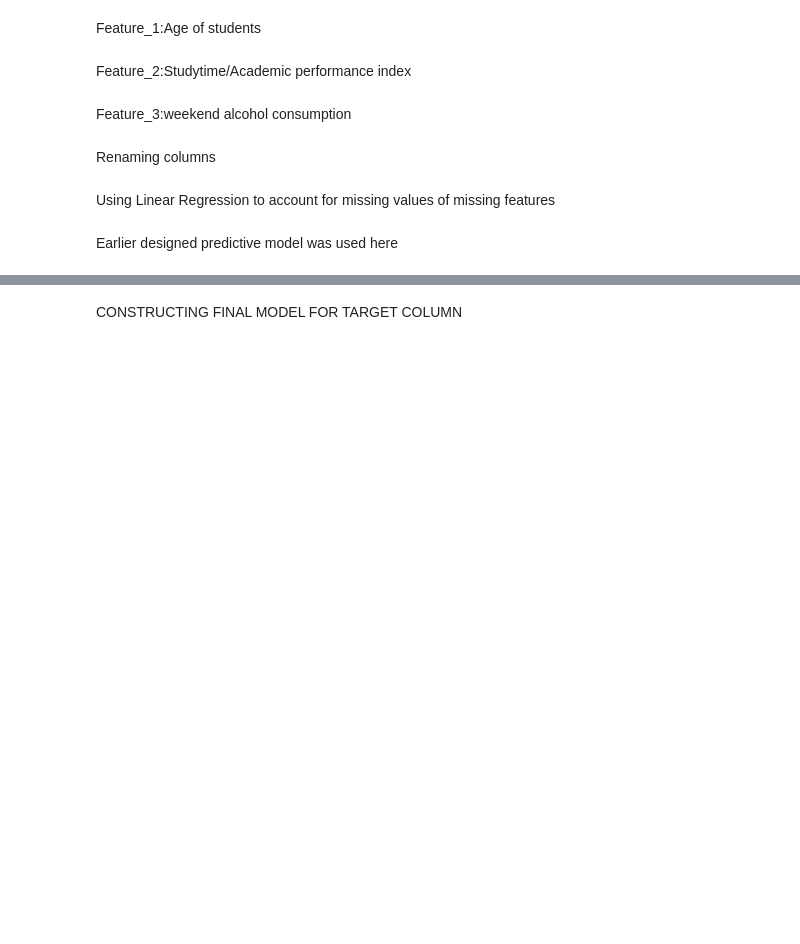
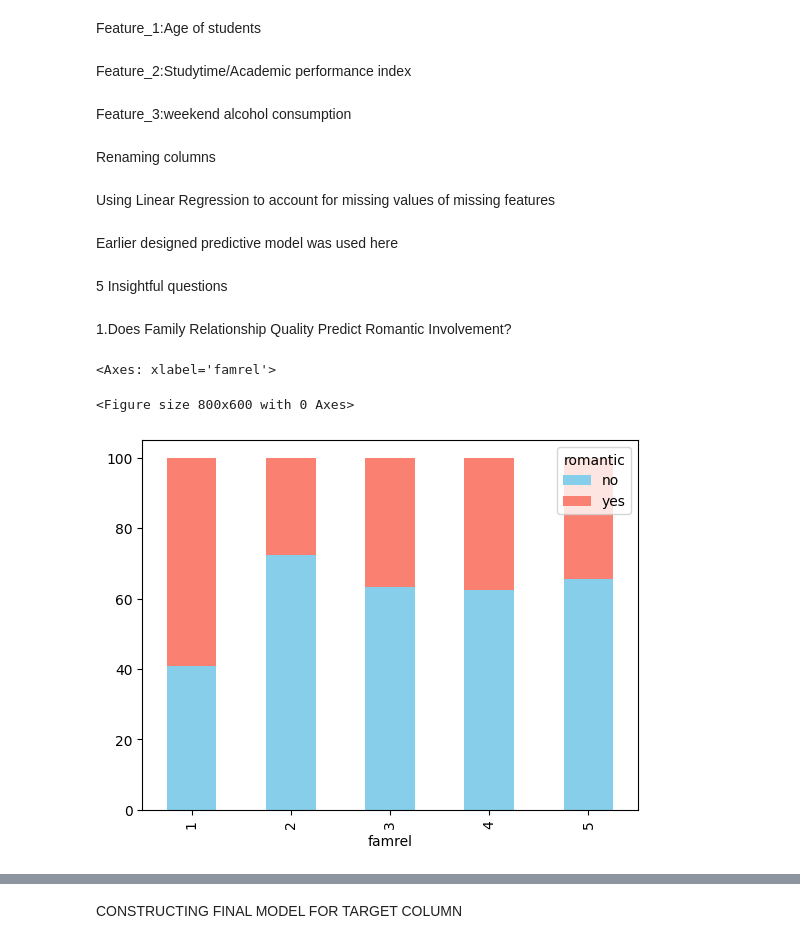
Before and after one commit to adithjayakrishnan/CampusPulse, a Jupyter notebook: workpad.ipynb, the cells around one changed output, grey strips where cells are left out. Drawn from its saved outputs; the diff is of its cells as text; code cells hidden in the pictures; blank space fills up the shorter version.

```diff
--- a/workpad.ipynb
+++ b/workpad.ipynb
@@ -400,3 +400,16 @@ Renaming columns
 Using Linear Regression to account for missing values of missing features
 # %% [markdown]
 Earlier designed predictive model was used here
+# %% [markdown]
+5 Insightful questions
+# %% [markdown]
+1.Does Family Relationship Quality Predict Romantic Involvement?
+# %%
+romantic_by_famrel = df.groupby(['famrel', 'romantic']).size().unstack(fill_value=0)
+romantic_percent = romantic_by_famrel.div(romantic_by_famrel.sum(axis=1), axis=0) * 100
+plt.figure(figsize=(8, 6))
+romantic_percent.plot(kind='bar', stacked=True, color=['skyblue', 'salmon'])
+# %% [output]
+<Axes: xlabel='famrel'>
+<Figure size 800x600 with 0 Axes>
+[figure, added]
```
Also changed, not shown: parts of 58 cells of this notebook.
